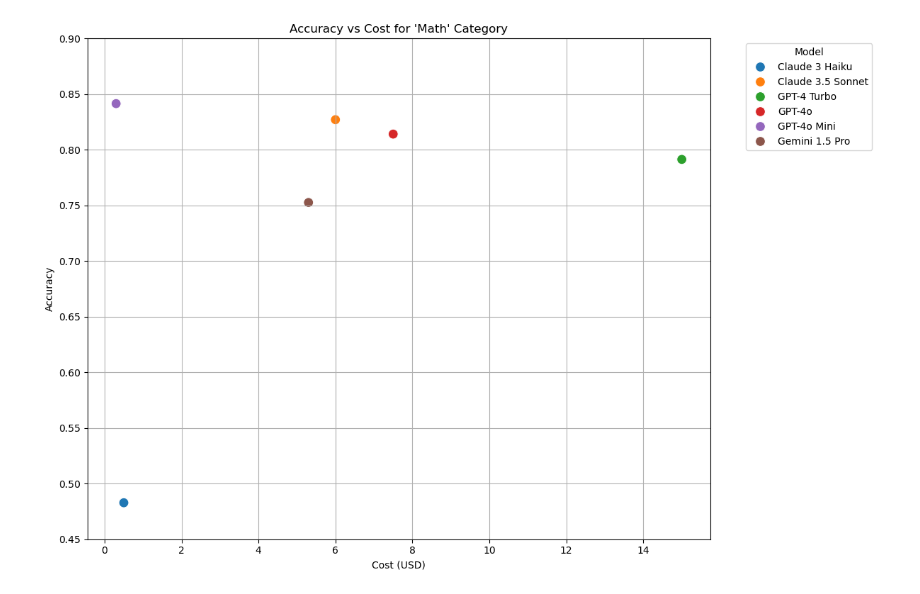
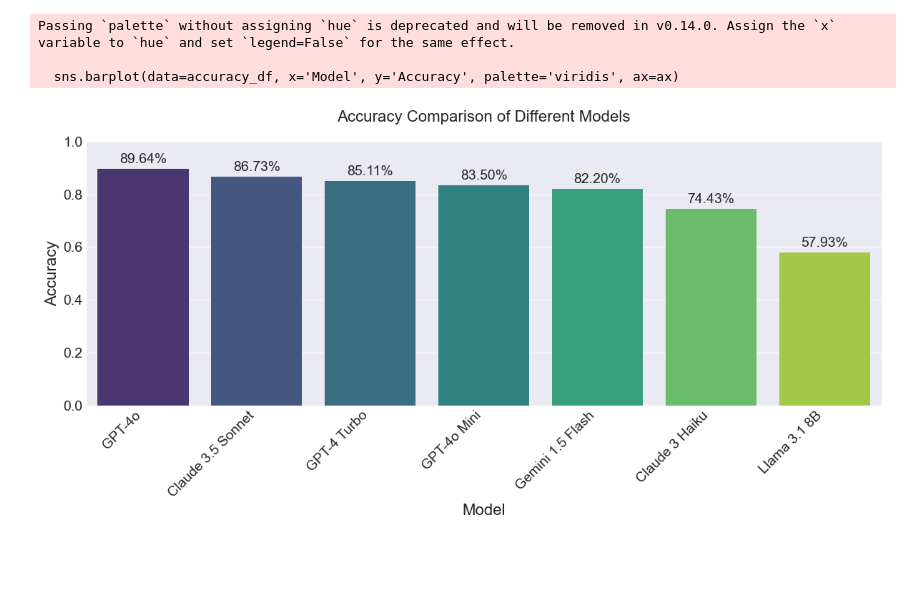
Before and after one commit to Plyraa/bilge_llm_benchmark, a Jupyter notebook: results.ipynb, the cells around one changed output. Drawn from its saved outputs; the diff is of its cells as text; code cells hidden in the pictures; blank space fills up the shorter version.

```diff
--- a/results.ipynb
+++ b/results.ipynb
@@ -10,4 +10,6 @@ gpt_4_turbo_results = pd.read_csv("./results/results_chatgpt_gpt-4-turbo-2024-04
 claude_3_5_sonnet_results = pd.read_csv("./results/results_claude_claude-3-5-sonnet-20240620.csv")
 claude_3_haiku_results = pd.read_csv("./results/results_claude_claude-3-haiku-20240307.csv")
 
-gemini_1_5_pro_results = pd.read_csv("./results/results_google_gemini-1.5-flash-001.csv")
+gemini_1_5_flash_results = pd.read_csv("./results/results_google_gemini-1.5-flash-001.csv")
+
+llama_3_1_8b_results = pd.read_csv("./results/results_llama_llama-3.1-8b-instant.csv")
@@ -177,15 +47,0 @@ plt.show()
-# %%
-accuracy_category_df_math = accuracy_category_df[accuracy_category_df['Category'] == 'math']
-
-plt.figure(figsize=(12, 8))
-sns.scatterplot(data=accuracy_category_df_math, x="Cost", y="correct", hue="Model", s=100)
-plt.title("Accuracy vs Cost for 'Math' Category")
-plt.ylim(0.45, 0.9)
-plt.ylabel("Accuracy")
-plt.xlabel("Cost (USD)")
-plt.legend(title="Model", bbox_to_anchor=(1.05, 1), loc='upper left')
-plt.tight_layout()
-plt.grid(True)
-plt.show()
-# %% [output]
-[figure, removed]
@@ -191,0 +98,40 @@ plt.show()
+# %%
+# Calculate accuracies
+accuracy_df = pd.concat([plot_accuracy(df, name) for name, df in model_results.items()])
+
+# Sort the DataFrame by accuracy in descending order
+accuracy_df = accuracy_df.sort_values('Accuracy', ascending=False).reset_index(drop=True)
+
+# Set up the plot style
+plt.style.use('seaborn-v0_8-darkgrid')
+
+# Set up the figure and axes
+fig, ax = plt.subplots(figsize=(12, 6))
+
+# Create the bar plot
+sns.barplot(data=accuracy_df, x='Model', y='Accuracy', palette='viridis', ax=ax)
+
+# Customize the plot
+ax.set_title('Accuracy Comparison of Different Models', fontsize=16, pad=20)
+ax.set_ylabel('Accuracy', fontsize=16)
+ax.set_xlabel('Model', fontsize=16)
+ax.set_ylim(0, 1)
+
+# Add value labels on top of each bar
+for i, v in enumerate(accuracy_df['Accuracy']):
+    ax.text(i, v + 0.01, f'{v:.2%}', ha='center', va='bottom', fontsize=14)
+
+# Rotate x-axis labels for better readability
+plt.xticks(rotation=45, ha='right', fontsize=14)
+
+ax.tick_params(axis='y', labelsize=14)
+
+# Adjust layout and display the plot
+plt.tight_layout()
+plt.savefig('accuracy_all_1.png', dpi=300, bbox_inches='tight')
+plt.show()
+# %% [output]
+Passing `palette` without assigning `hue` is deprecated and will be removed in v0.14.0. Assign the `x` variable to `hue` and set `legend=False` for the same effect.
+
+  sns.barplot(data=accuracy_df, x='Model', y='Accuracy', palette='viridis', ax=ax)
+[figure, added]
```
Also changed, not shown: parts of 11 cells of this notebook.
